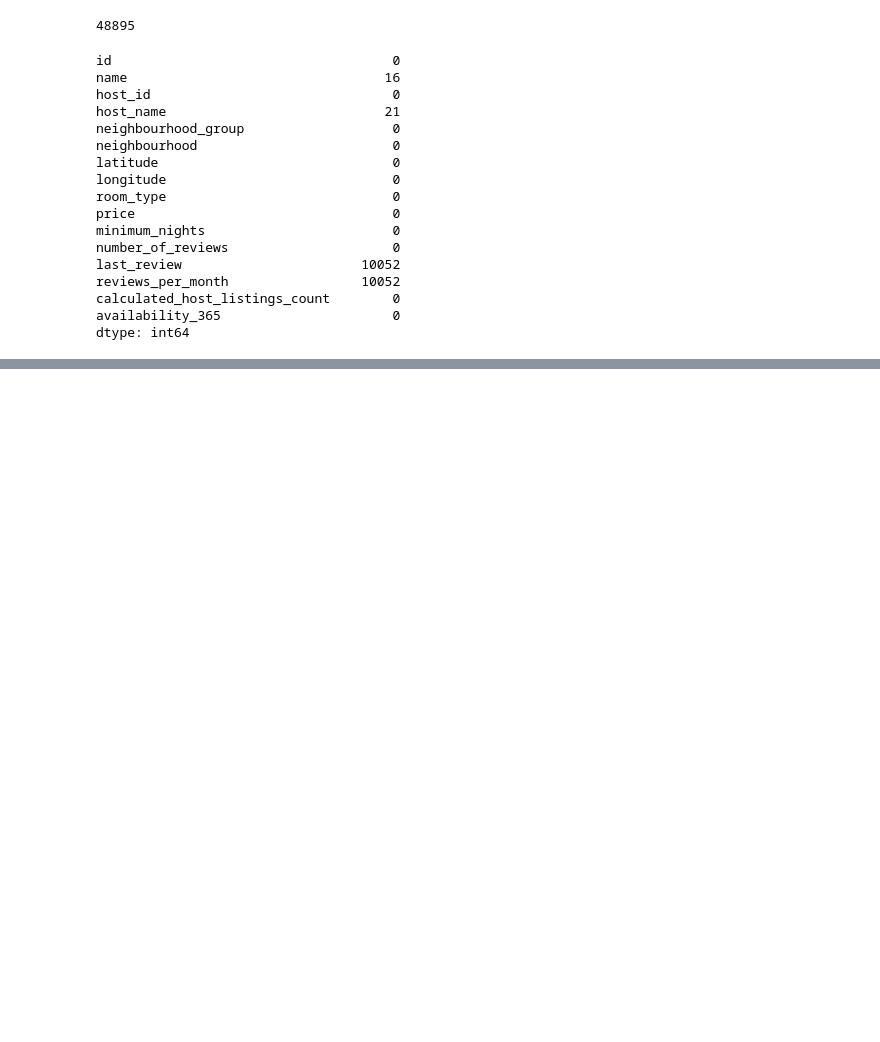
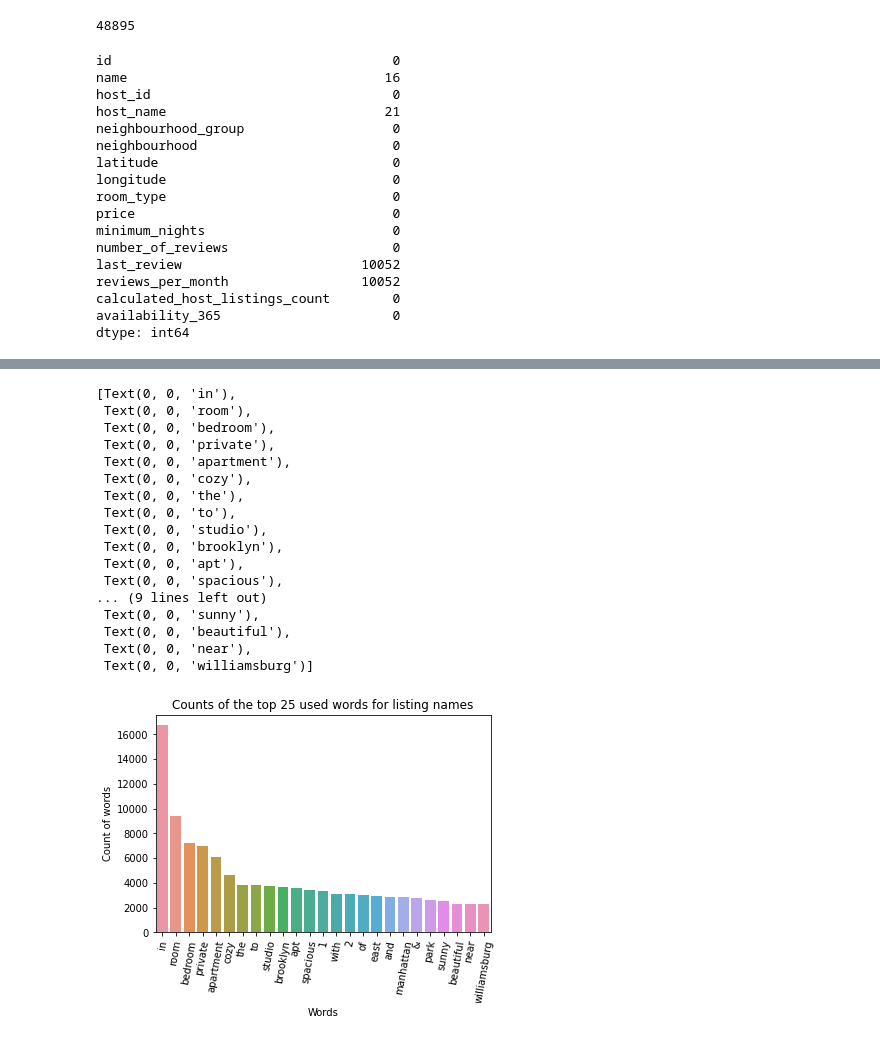
Before and after one commit to greyfertich/Airbnb-NYC-Housing-Model, a Jupyter notebook: Airbnb_NYC_Housing_Prediction.ipynb, the cells around one changed output, grey strips where cells are left out. Cells and saved outputs as stored; diff of their text form; code cells hidden in the pictures; blank space fills up the shorter version.

```diff
--- a/Airbnb_NYC_Housing_Prediction.ipynb
+++ b/Airbnb_NYC_Housing_Prediction.ipynb
@@ -96,0 +237,55 @@ airbnb.fillna({'reviews_per_month':0}, inplace=True)
+# %%
+#let's comeback now to the 'name' column as it will require litte bit more coding and continue to analyze it!
+
+#initializing empty list where we are going to put our name strings
+_names_=[]
+#getting name strings from the column and appending it to the list
+for name in airbnb.name:
+    _names_.append(name)
+#setting a function that will split those name strings into separate words
+def split_name(name):
+    spl=str(name).split()
+    return spl
+#initializing empty list where we are going to have words counted
+_names_for_count_=[]
+#getting name string from our list and using split function, later appending to list above
+for x in _names_:
+    for word in split_name(x):
+        word=word.lower()
+        _names_for_count_.append(word)
+# %%
+#we are going to use counter
+from collections import Counter
+#let's see top 25 used words by host to name their listing
+_top_25_w=Counter(_names_for_count_).most_common()
+_top_25_w=_top_25_w[0:25]
+# %%
+#now let's put our findings in dataframe for further visualizations
+sub_w=pd.DataFrame(_top_25_w)
+sub_w.rename(columns={0:'Words', 1:'Count'}, inplace=True)
+# %%
+#we are going to use barplot for this visualization
+viz_5=sns.barplot(x='Words', y='Count', data=sub_w)
+viz_5.set_title('Counts of the top 25 used words for listing names')
+viz_5.set_ylabel('Count of words')
+viz_5.set_xlabel('Words')
+viz_5.set_xticklabels(viz_5.get_xticklabels(), rotation=80)
+# %% [output]
+[Text(0, 0, 'in'),
+ Text(0, 0, 'room'),
+ Text(0, 0, 'bedroom'),
+ Text(0, 0, 'private'),
+ Text(0, 0, 'apartment'),
+ Text(0, 0, 'cozy'),
+ Text(0, 0, 'the'),
+ Text(0, 0, 'to'),
+ Text(0, 0, 'studio'),
+ Text(0, 0, 'brooklyn'),
+ Text(0, 0, 'apt'),
+ Text(0, 0, 'spacious'),
+... (9 lines left out)
+ Text(0, 0, 'sunny'),
+ Text(0, 0, 'beautiful'),
+ Text(0, 0, 'near'),
+ Text(0, 0, 'williamsburg')]
+[figure, added]
```
Also changed, not shown: parts of 14 cells of this notebook.
